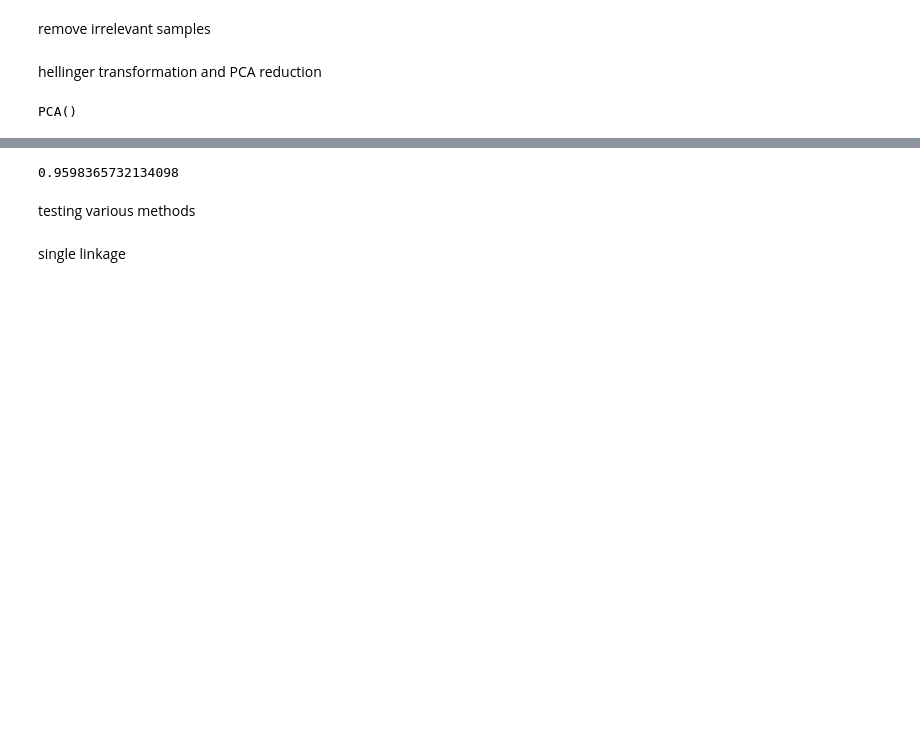
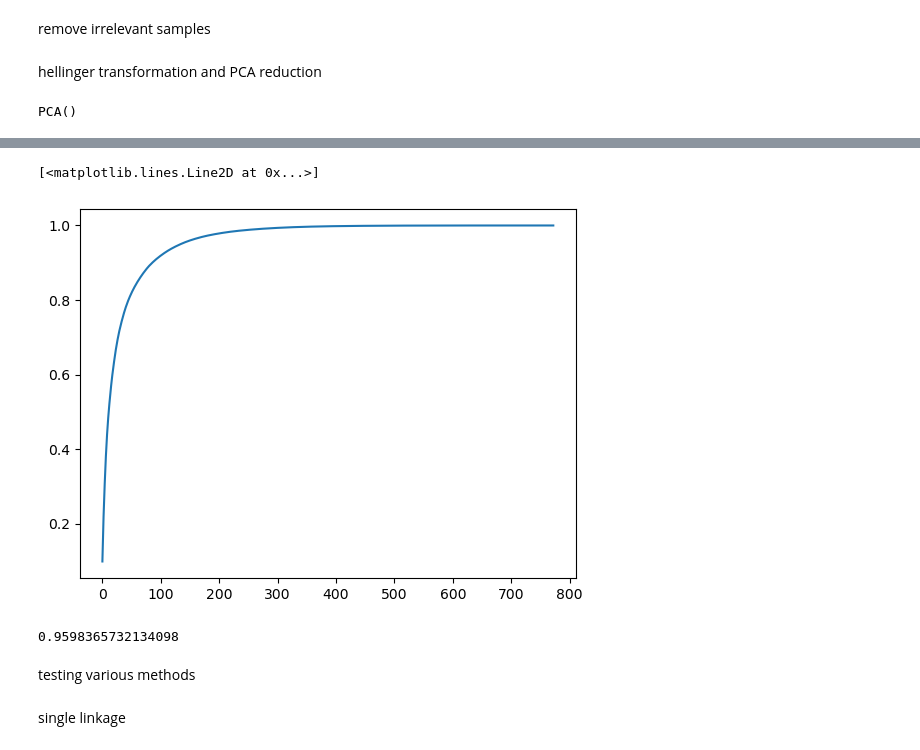
Before and after one commit to Alberto-Ghedin/ISPRA_20152017_Analysis, a Jupyter notebook: Correlation.ipynb, the cells around one changed output, grey strips where cells are left out. Drawn from its saved outputs; the diff is of its cells as text; code cells hidden in the pictures; blank space fills up the shorter version.

```diff
--- a/Correlation.ipynb
+++ b/Correlation.ipynb
@@ -143,3 +163,8 @@ cum_variance = np.cumsum(pca.explained_variance_ratio_) / np.sum(pca.explained_v
+# %%
+plt.plot(cum_variance)
+# %% [output]
+[<matplotlib.lines.Line2D at 0x...>]
+[figure, added]
 # %%
 cum_variance[150]
 # %% [output]
```
Also changed, not shown: parts of 3 cells of this notebook, 2 other files.
